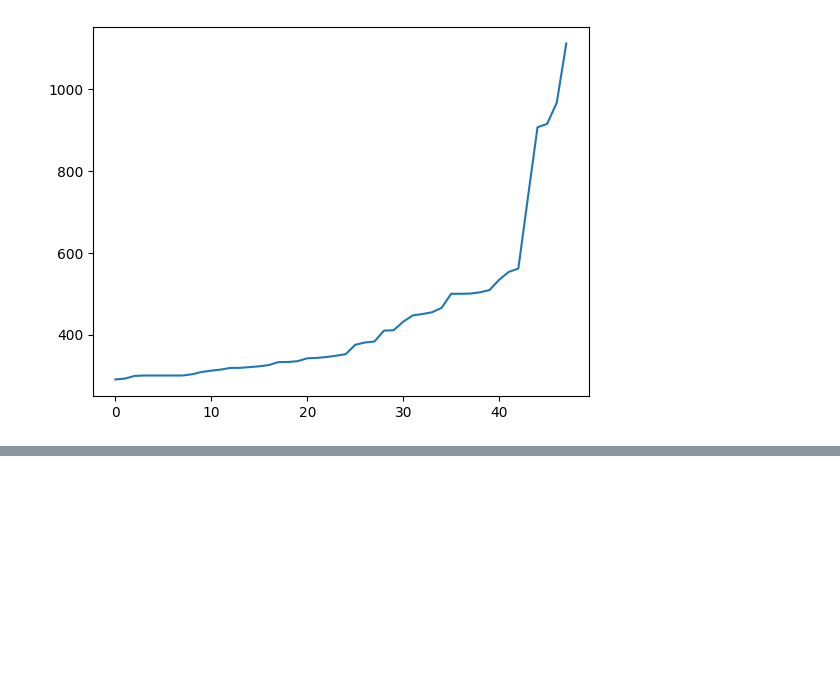
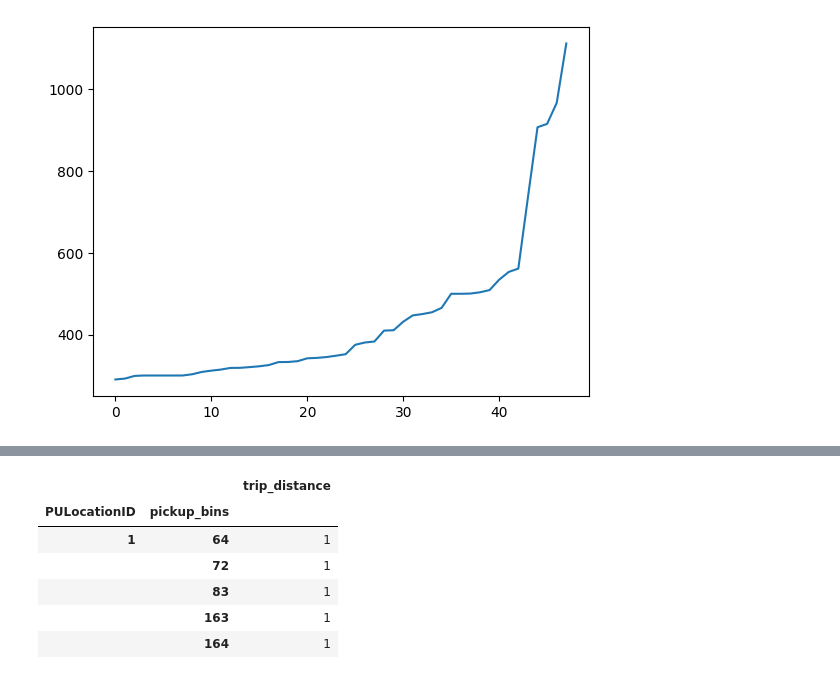
Before and after one commit to SoftwareApplicatiokn/newyork_taxi, a Jupyter notebook: taxi2020.ipynb, the cells around one changed output, grey strips where cells are left out. Cells and saved outputs as stored; diff of their text form; code cells hidden in the pictures; blank space fills up the shorter version.

```diff
--- a/taxi2020.ipynb
+++ b/taxi2020.ipynb
@@ -415,0 +501,14 @@ plt.show()
+# %%
+# hear the trip_distance represents the number of pickups that are happend in that particular 10min intravel
+# this data frame has two indices
+# primary index: pickup_cluster (cluster number)
+# secondary index : pickup_bins (we devid whole months time into 10min intravels 24*31*60/10 =4464bins)
+jan_2020_groupby.head()
+# %% [output]
+|  |  | trip_distance |
+| PULocationID | pickup_bins |  |
+| 1 | 64 | 1 |
+|  | 72 | 1 |
+|  | 83 | 1 |
+|  | 163 | 1 |
+|  | 164 | 1 |
```
Also changed, not shown: parts of 6 cells of this notebook.
